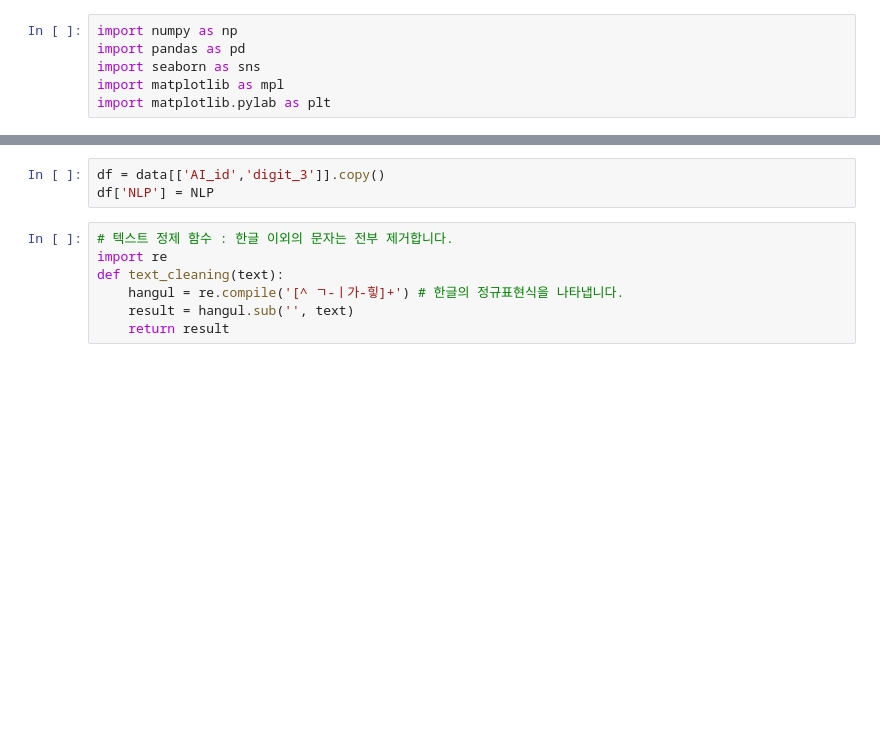
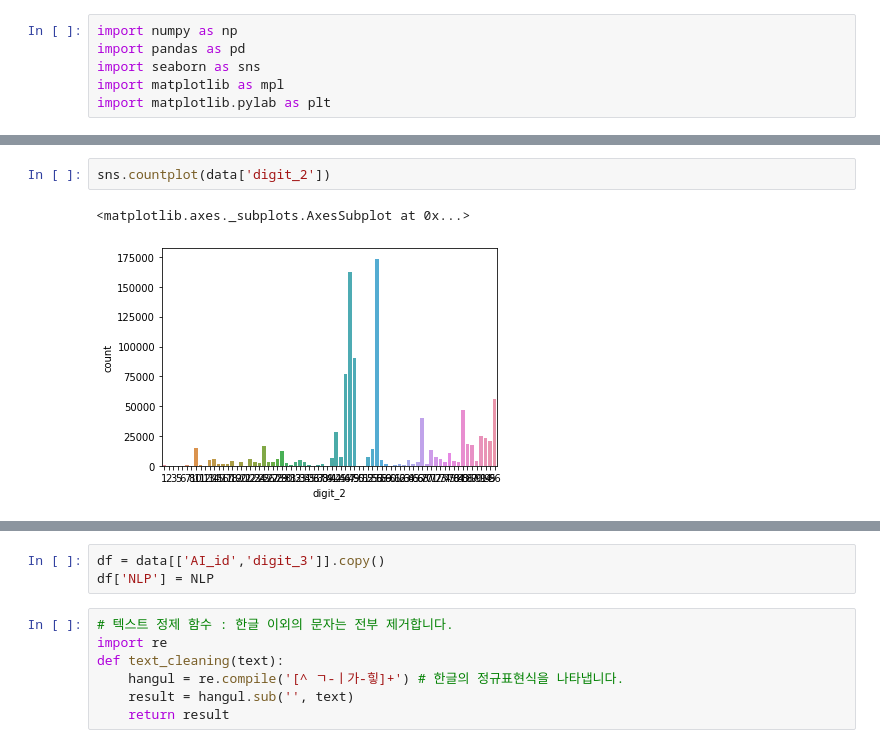
Before and after one commit to rootofdata/NLP_AI_Industry_classification, a Jupyter notebook: literacy.ipynb, the cells around one changed output, grey strips where cells are left out. Drawn from its saved outputs; the diff is of its cells as text; blank space fills up the shorter version.

```diff
--- a/literacy.ipynb
+++ b/literacy.ipynb
@@ -10,0 +55,5 @@ submission= pd.read_csv('C:/Users/dudtj/OneDrive - 숭실대학교 - Soongsil Un
+# %%
+sns.countplot(data['digit_2'])
+# %% [output]
+<matplotlib.axes._subplots.AxesSubplot at 0x...>
+[figure, added]
```
Also changed, not shown: parts of 43 cells of this notebook.
